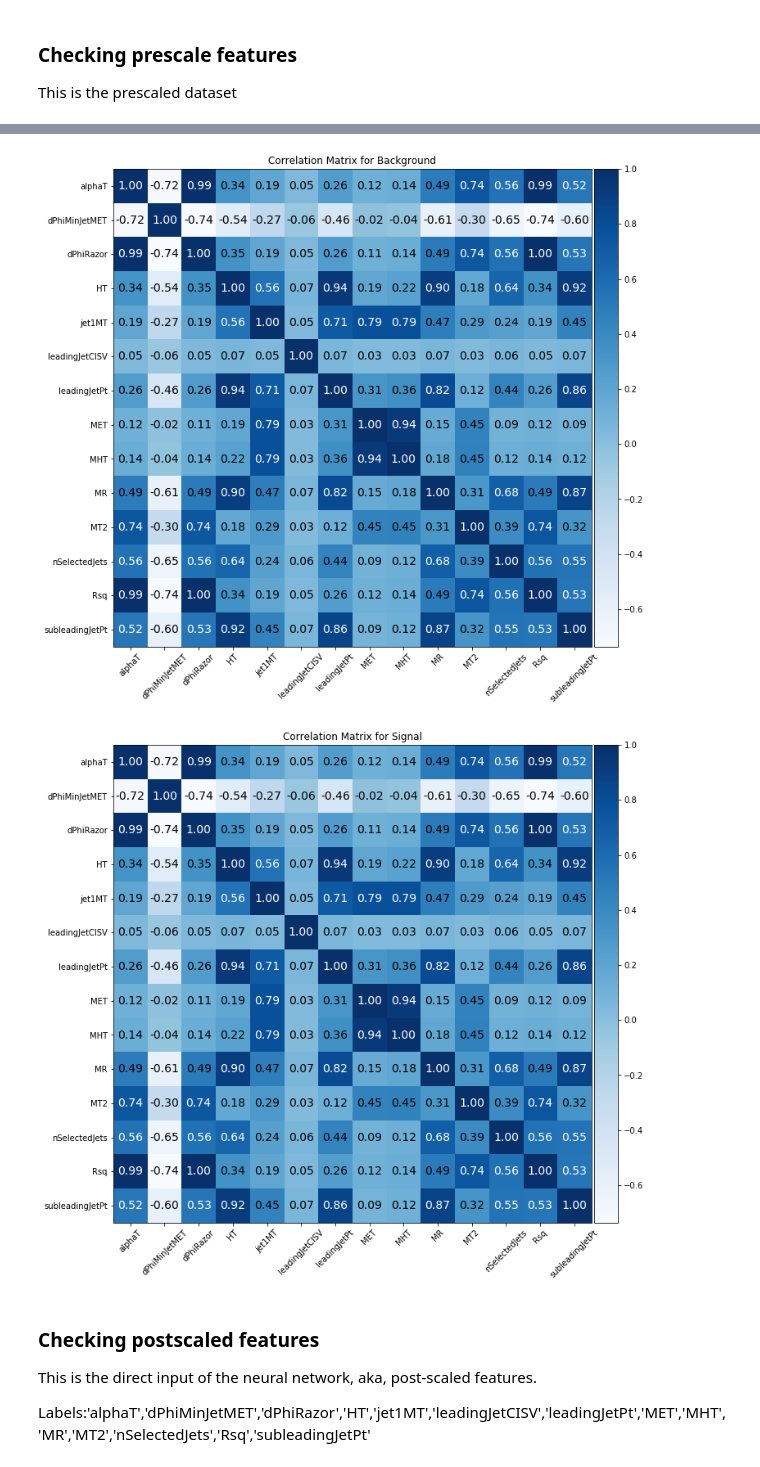
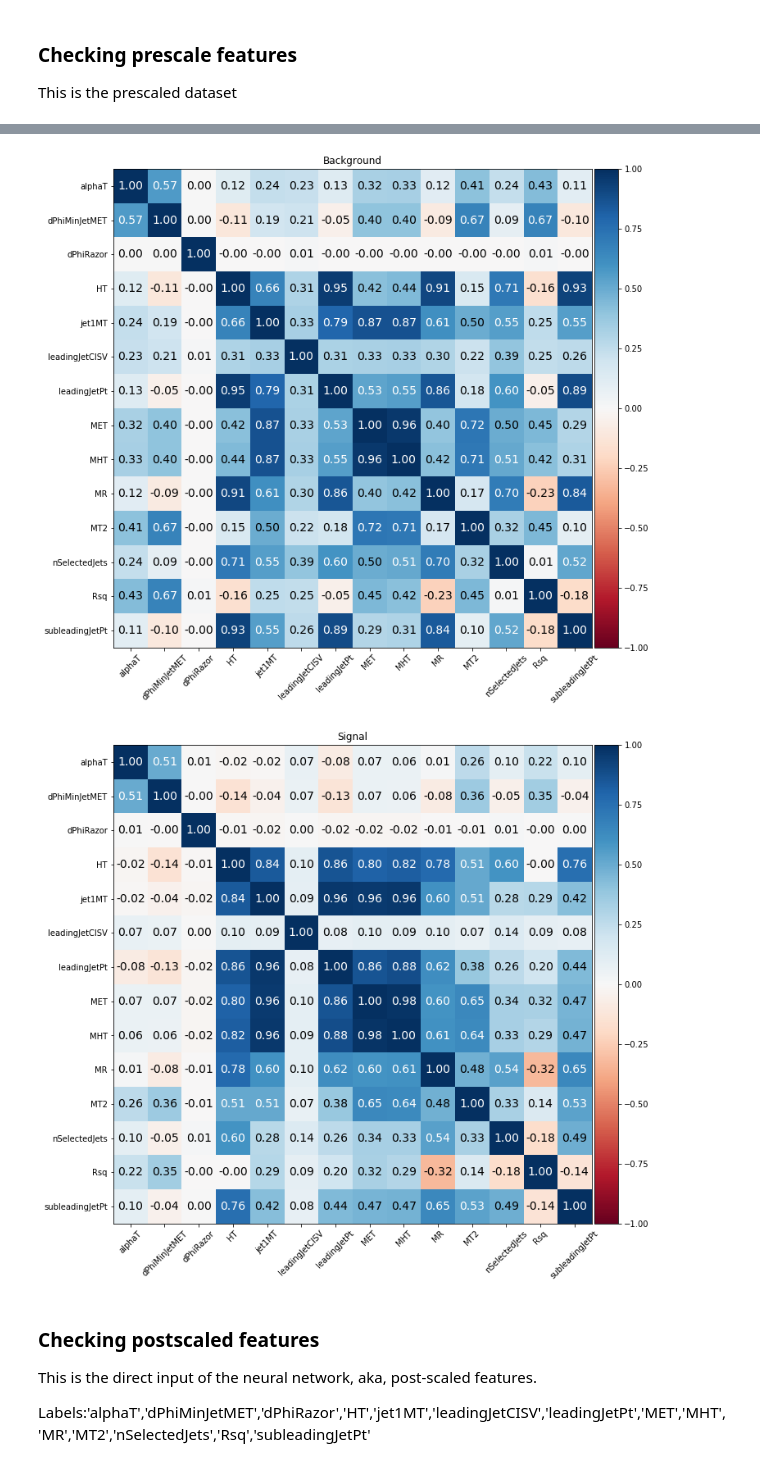
Before and after one commit to RazorCMS/DeepAnalyzer, a Jupyter notebook: keras/Visualization.ipynb, the cells around one changed output, grey strips where cells are left out. Cells and saved outputs as stored; diff of their text form; code cells hidden in the pictures.

Commit message:
Visualization script

```diff
--- a/keras/Visualization.ipynb
+++ b/keras/Visualization.ipynb
@@ -63,19 +70,19 @@ data.close()
 # %%
 corr_bkg = np.corrcoef(bkg_data, rowvar=0)
-corr_sn = np.corrcoef(bkg_data, rowvar=0)
-from utils import plot_confusion_matrix
-plot_confusion_matrix(corr_bkg,['alphaT','dPhiMinJetMET','dPhiRazor','HT','jet1MT',
+corr_sn = np.corrcoef(sn_data, rowvar=0)
+from utils import plot_correlation_matrix
+plot_correlation_matrix(corr_bkg,['alphaT','dPhiMinJetMET','dPhiRazor','HT','jet1MT',
                             'leadingJetCISV','leadingJetPt','MET','MHT','MR','MT2',
                             'nSelectedJets','Rsq','subleadingJetPt'],
-                      title='Correlation Matrix for Background',
+                      title='Background',
                       size=(10,10),
-                      show_num=True,
-                      show_label=False)
-plot_confusion_matrix(corr_sn,['alphaT','dPhiMinJetMET','dPhiRazor','HT','jet1MT',
+                      cmap=plt.cm.RdBu,
+                      show_num=True)
+plot_correlation_matrix(corr_sn,['alphaT','dPhiMinJetMET','dPhiRazor','HT','jet1MT',
                             'leadingJetCISV','leadingJetPt','MET','MHT','MR','MT2',
                             'nSelectedJets','Rsq','subleadingJetPt'],
-                      title='Correlation Matrix for Signal',
+                      title='Signal',
                       size=(10,10),
-                      show_num=True,
-                      show_label=False)
+                      cmap=plt.cm.RdBu,
+                      show_num=True)
 # %% [output]
@@ -99,5 +89,5 @@ Confusion matrix, without normalization
-[figure, old version]
+[figure, new version]
-[figure, old version]
+[figure, new version]
 # %% [markdown]
 ### Checking postscaled features
 This is the direct input of the neural network, aka, post-scaled features.
```
Also changed, not shown: parts of 18 cells of this notebook.
